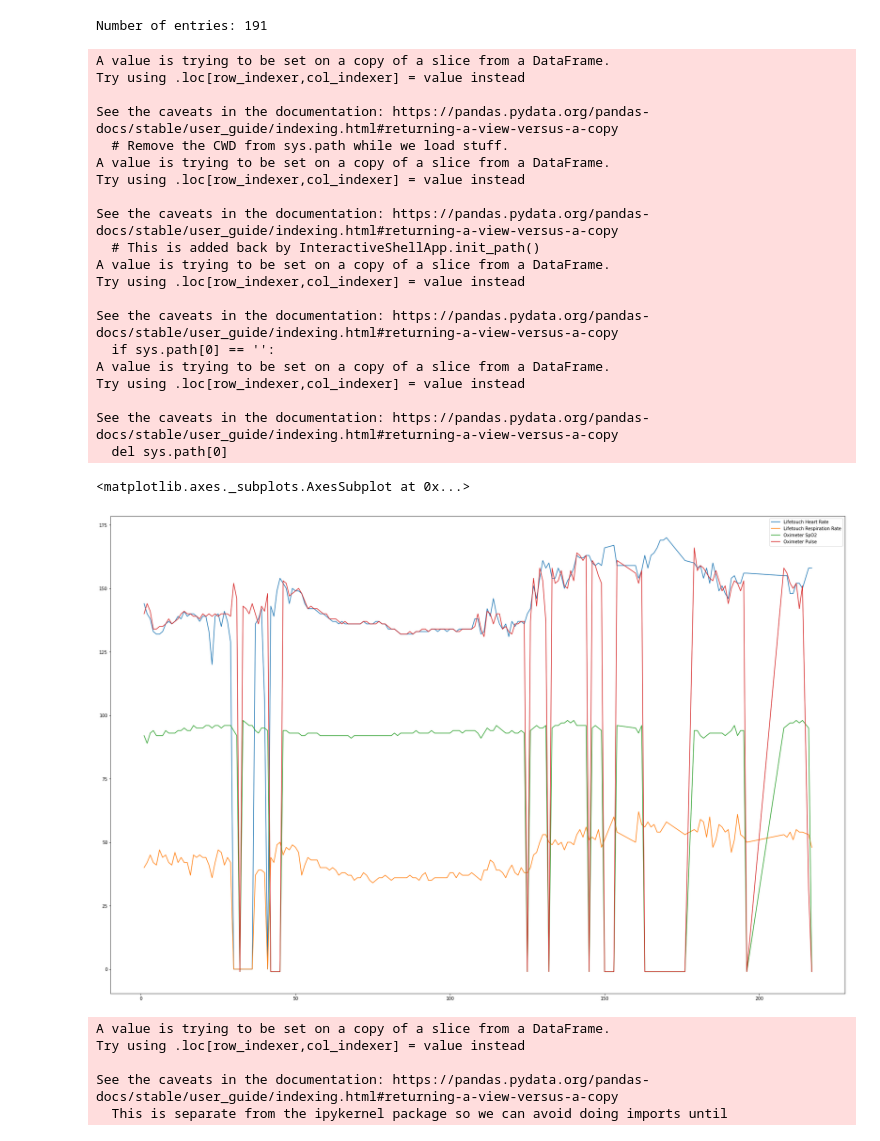
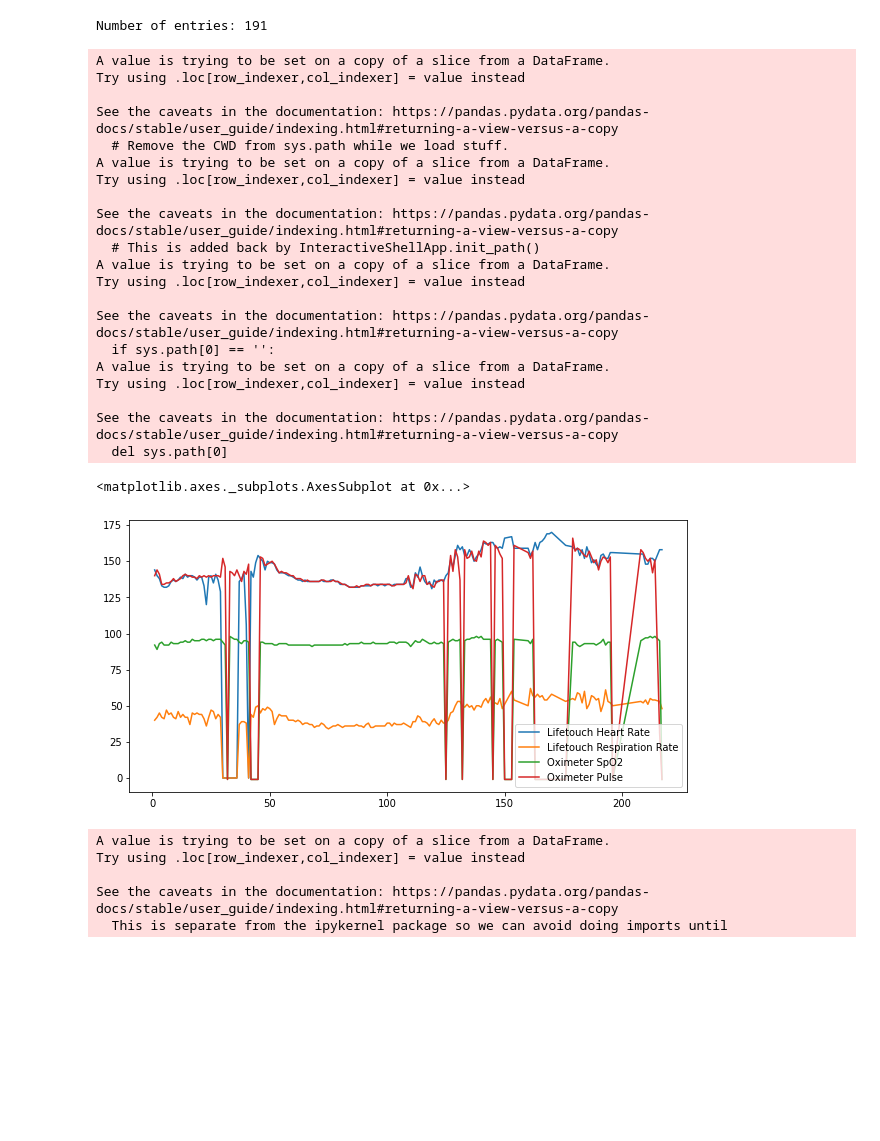
Before and after one commit to YazCodes/heartRatePrediction, a Jupyter notebook: PredictHeartRate_TimeSeries_(1).ipynb, the cells around one changed output. Saved outputs shown, nothing was run; the diff lists cells and outputs as text; code cells hidden in the pictures; blank space fills up the shorter version.

```diff
--- a/PredictHeartRate_TimeSeries_(1).ipynb
+++ b/PredictHeartRate_TimeSeries_(1).ipynb
@@ -64,38 +64,38 @@ def cutoff(row):
         vals = 0  #Any value > 1000 will be set to 0
     return vals
 
-matplotlib.rc('figure', figsize=(30, 20))
+matplotlib.rc('figure', figsize=(10, 5))
 df['Lifetouch Heart Rate'] = df['Lifetouch Heart Rate'].apply(cutoff)
 df['Lifetouch Respiration Rate'] = df['Lifetouch Respiration Rate'].apply(cutoff)
 df['Oximeter SpO2'] = df['Oximeter SpO2'].apply(cutoff)
 df['Oximeter Pulse'] = df['Oximeter Pulse'].apply(cutoff)
 df.plot()
 
 #blue = heart rate
 #red = pulse rate
 # %% [output]
 A value is trying to be set on a copy of a slice from a DataFrame.
 Try using .loc[row_indexer,col_indexer] = value instead
 
 See the caveats in the documentation: https://pandas.pydata.org/pandas-docs/stable/user_guide/indexing.html#returning-a-view-versus-a-copy
   # Remove the CWD from sys.path while we load stuff.
 A value is trying to be set on a copy of a slice from a DataFrame.
 Try using .loc[row_indexer,col_indexer] = value instead
 
 See the caveats in the documentation: https://pandas.pydata.org/pandas-docs/stable/user_guide/indexing.html#returning-a-view-versus-a-copy
   # This is added back by InteractiveShellApp.init_path()
 A value is trying to be set on a copy of a slice from a DataFrame.
 Try using .loc[row_indexer,col_indexer] = value instead
 
 See the caveats in the documentation: https://pandas.pydata.org/pandas-docs/stable/user_guide/indexing.html#returning-a-view-versus-a-copy
   if sys.path[0] == '':
 A value is trying to be set on a copy of a slice from a DataFrame.
 Try using .loc[row_indexer,col_indexer] = value instead
 
 See the caveats in the documentation: https://pandas.pydata.org/pandas-docs/stable/user_guide/indexing.html#returning-a-view-versus-a-copy
   del sys.path[0]
 <matplotlib.axes._subplots.AxesSubplot at 0x...>
-[figure, old version]
+[figure, new version]
 # %%
 #Step one - check if data is stationary using the KPSS test
 
```
Also changed, not shown: parts of 3 cells of this notebook.
